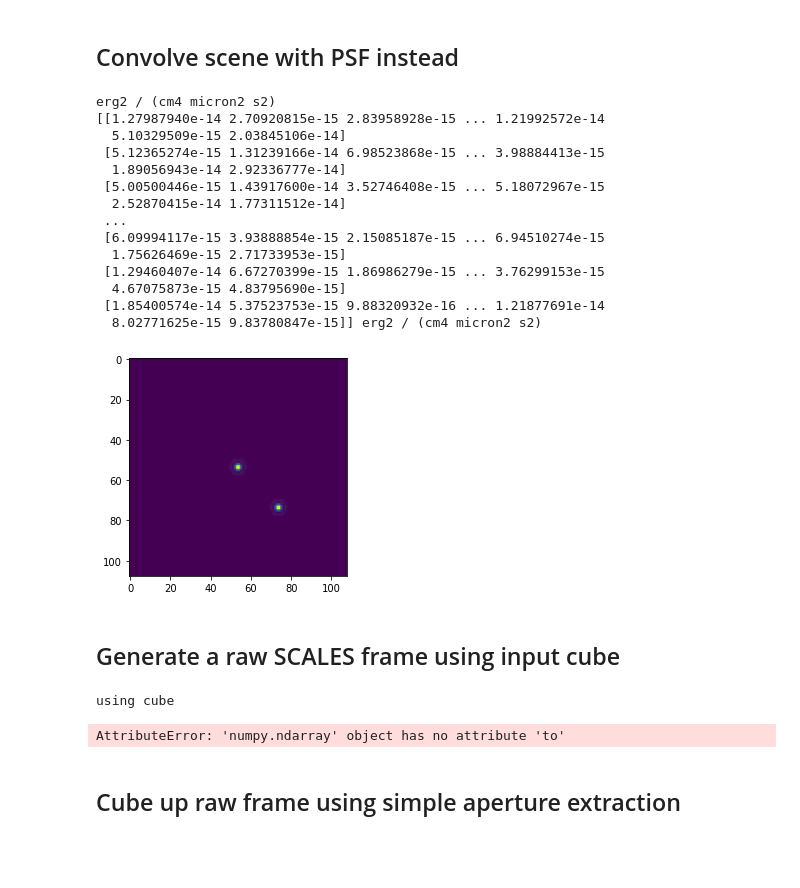
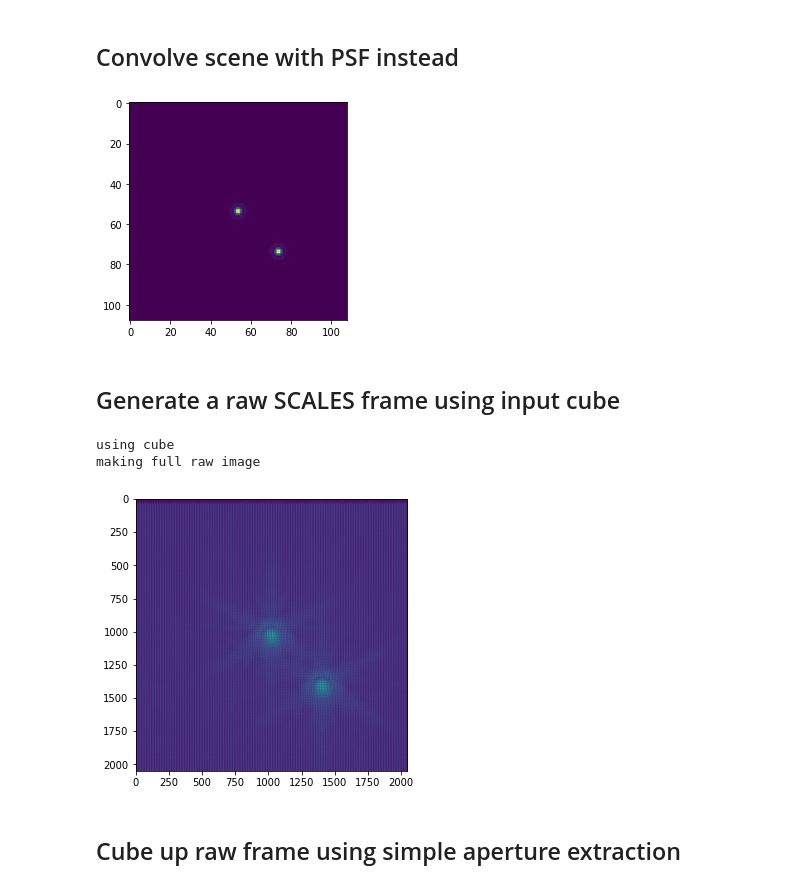
Before and after one commit to scalessim/scalessim, a Jupyter notebook: scales_SED_cube.ipynb, the cells around one changed output. Saved outputs shown, nothing was run; the diff lists cells and outputs as text; code cells hidden in the pictures; blank space fills up the shorter version.

```diff
--- a/scales_SED_cube.ipynb
+++ b/scales_SED_cube.ipynb
@@ -214,42 +214,25 @@ FT_conv = FT_psf*FT_scene
 
 scene_conv = np.array([np.real(np.fft.ifftshift(np.fft.ifft2(FT_conv[i]))) for i in range(len(scene))])
 
-print(scene.unit)
-
-print(scene_conv[0]*scene.unit)
-
 plt.imshow(scene_conv[0])
 plt.show()
 # %% [output]
-erg2 / (cm4 micron2 s2)
-[[1.27987940e-14 2.70920815e-15 2.83958928e-15 ... 1.21992572e-14
-  5.10329509e-15 2.03845106e-14]
- [5.12365274e-15 1.31239166e-14 6.98523868e-15 ... 3.98884413e-15
-  1.89056943e-14 2.92336777e-14]
- [5.00500446e-15 1.43917600e-14 3.52746408e-15 ... 5.18072967e-15
-  2.52870415e-14 1.77311512e-14]
- ...
- [6.09994117e-15 3.93888854e-15 2.15085187e-15 ... 6.94510274e-15
-  1.75626469e-15 2.71733953e-15]
- [1.29460407e-14 6.67270399e-15 1.86986279e-15 ... 3.76299153e-15
-  4.67075873e-15 4.83795690e-15]
- [1.85400574e-14 5.37523753e-15 9.88320932e-16 ... 1.21877691e-14
-  8.02771625e-15 9.83780847e-15]] erg2 / (cm4 micron2 s2)
 [figure]
 # %% [markdown]
 ## Generate a raw SCALES frame using input cube
 # %%
-scene = scene*u.erg / u.cm**2 / u.micron / u.s
+scene_conv = scene_conv*u.erg / u.cm**2 / u.micron / u.s
 raw_c, bg_star_truth = fp.get_fp(dit*u.s,cube=scene_conv,return_full=True)
 rawfile = 'raw_frame_cube.fits'
 pyfits.writeto(rawfile,np.array(raw_c),clobber=True)
 
 f = plt.figure(figsize=(5,5))
 plt.imshow(raw_c**0.2)
 plt.show()
 # %% [output]
 using cube
+making full raw image
-AttributeError: 'numpy.ndarray' object has no attribute 'to'
+[figure, added]
 # %% [markdown]
 ## Cube up raw frame using simple aperture extraction
 # %%
```
Also changed, not shown: parts of 1 cell of this notebook, 7 other files.
